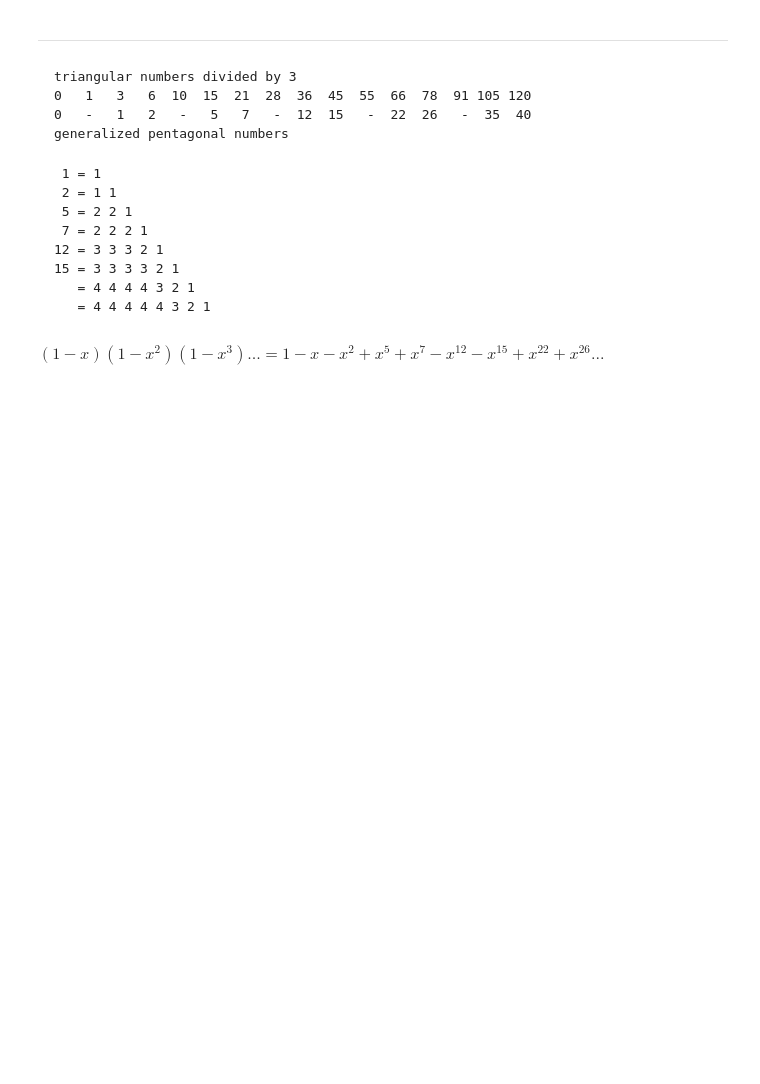
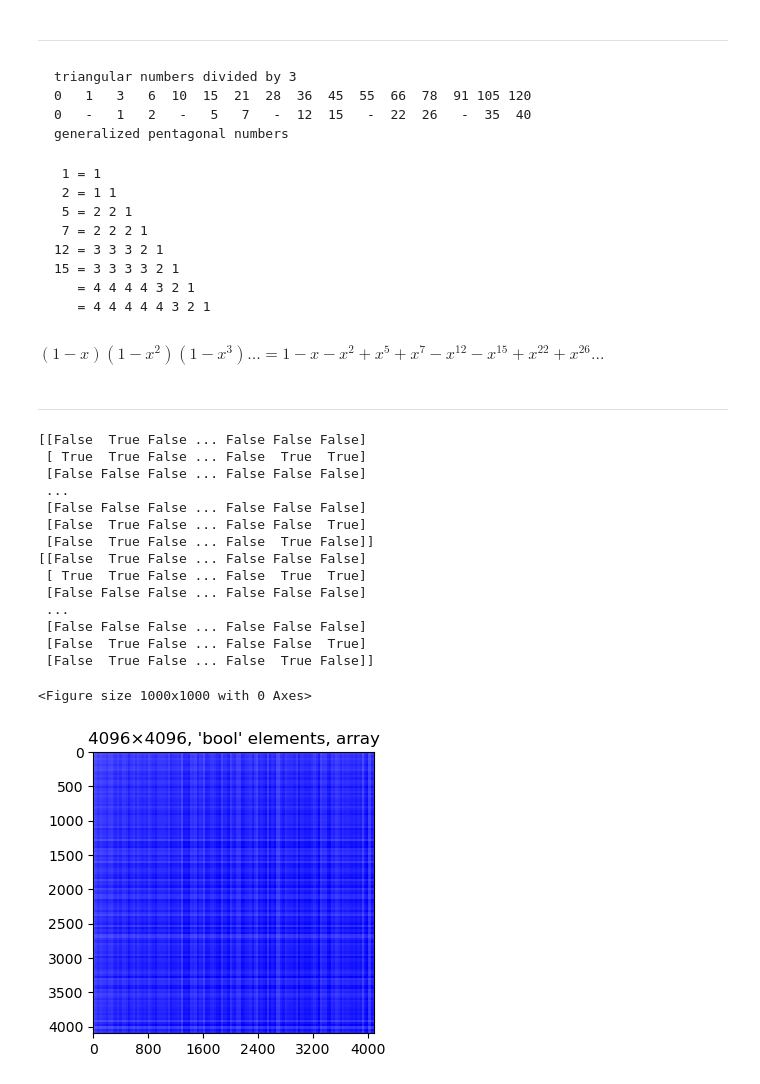
Before and after one commit to tt5/p-dynsys, a Jupyter notebook: numberth.ipynb, the cells around one changed output. Drawn from its saved outputs; the diff is of its cells as text; code cells hidden in the pictures; blank space fills up the shorter version.

````diff
--- a/numberth.ipynb
+++ b/numberth.ipynb
@@ -762,3 +788,36 @@ generalized pentagonal numbers
 ```
 # %% [markdown]
 $(1-x)(1-x^2)(1-x^3)...=1-x-x^2+x^5+x^7-x^{12}-x^{15}+x^{22}+x^{26}...$
+# %% [markdown]
+---
+# %%
+size = 4096
+
+configuration = np.array([[(gcd(abs(j-i),j) == 1) and not isprime(i) and not isprime(j) for j in range(0,size)] for i in range(0,size)])
+print(configuration)
+
+
+print(configuration)
+
+plt.figure(figsize = (10,10))
+#plt.imshow(configuration, interpolation='bicubic')
+#plt.imshow(configuration)
+#plt.imsave('coprime.png', configuration)
+spy(configuration)
+# %% [output]
+[[False  True False ... False False False]
+ [ True  True False ... False  True  True]
+ [False False False ... False False False]
+ ...
+ [False False False ... False False False]
+ [False  True False ... False False  True]
+ [False  True False ... False  True False]]
+[[False  True False ... False False False]
+ [ True  True False ... False  True  True]
+ [False False False ... False False False]
+ ...
+ [False False False ... False False False]
+ [False  True False ... False False  True]
+ [False  True False ... False  True False]]
+<Figure size 1000x1000 with 0 Axes>
+[figure, added]
````
Also changed, not shown: parts of 7 cells of this notebook, 1 other file.
